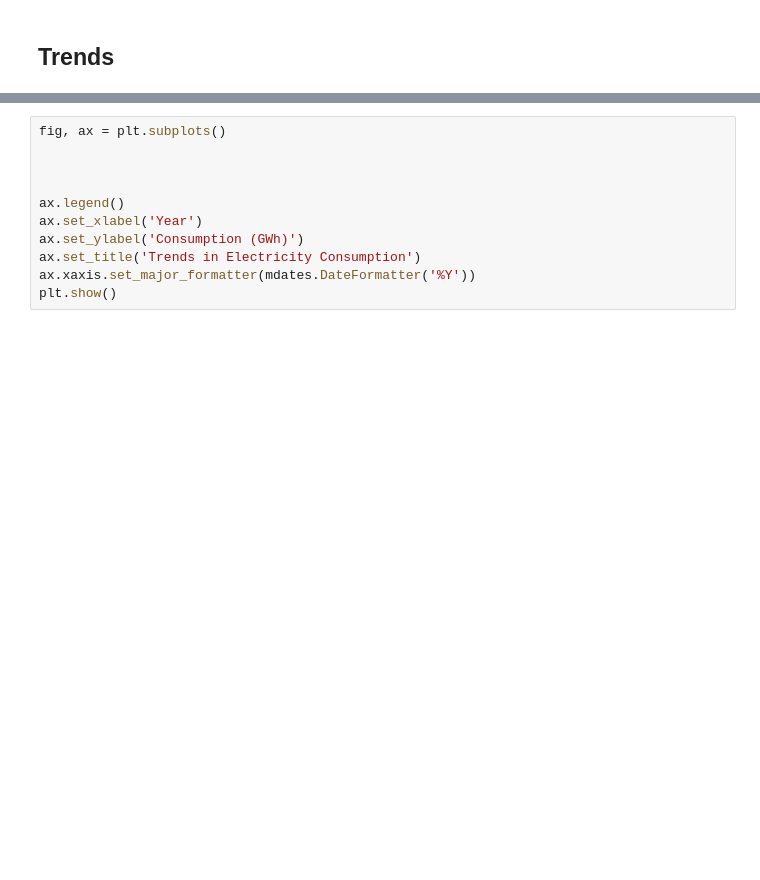
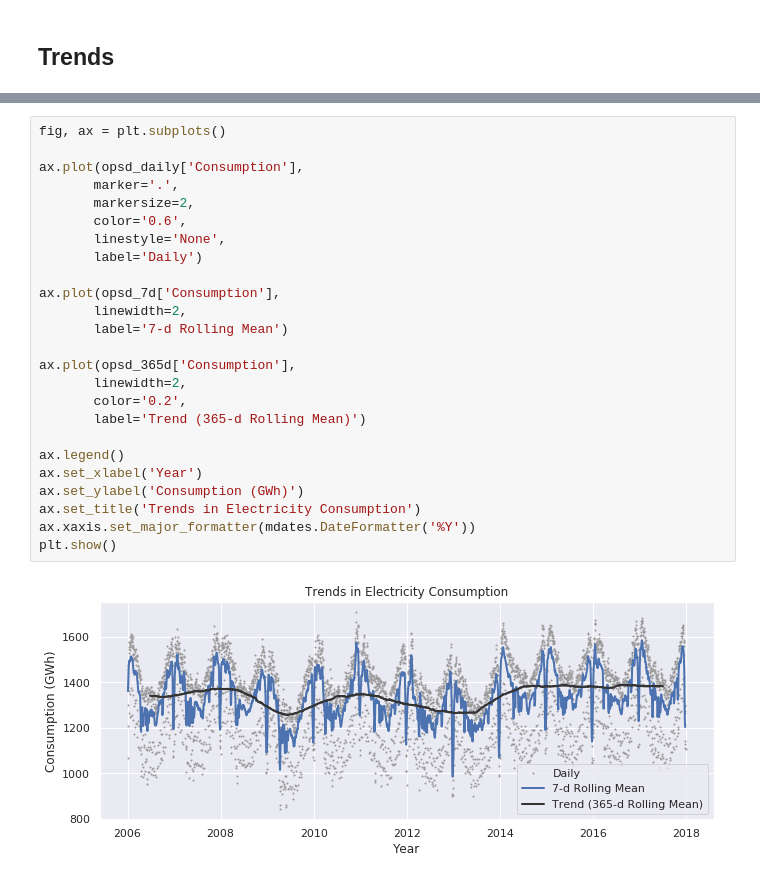
Before and after one commit to kbreberc/analitika-podatkov, a Jupyter notebook: Del_10_Timeseries/10_Timeseries_CLEAN.ipynb, the cells around one changed output, grey strips where cells are left out. Saved outputs shown, nothing was run; the diff lists cells and outputs as text; blank space fills up the shorter version.

```diff
--- a/Del_10_Timeseries/10_Timeseries_CLEAN.ipynb
+++ b/Del_10_Timeseries/10_Timeseries_CLEAN.ipynb
@@ -922,12 +965,28 @@ plt.show()
 # %%
 fig, ax = plt.subplots()
 
+ax.plot(opsd_daily['Consumption'],
+       marker='.',
+       markersize=2,
+       color='0.6',
+       linestyle='None',
+       label='Daily')
 
+ax.plot(opsd_7d['Consumption'],
+       linewidth=2,
+       label='7-d Rolling Mean')
+
+ax.plot(opsd_365d['Consumption'],
+       linewidth=2,
+       color='0.2',
+       label='Trend (365-d Rolling Mean)')
 
 ax.legend()
 ax.set_xlabel('Year')
 ax.set_ylabel('Consumption (GWh)')
 ax.set_title('Trends in Electricity Consumption')
 ax.xaxis.set_major_formatter(mdates.DateFormatter('%Y'))
 plt.show()
+# %% [output]
+[figure, added]
 # %%
```
Also changed, not shown: parts of 13 cells of this notebook, 10 other files.
